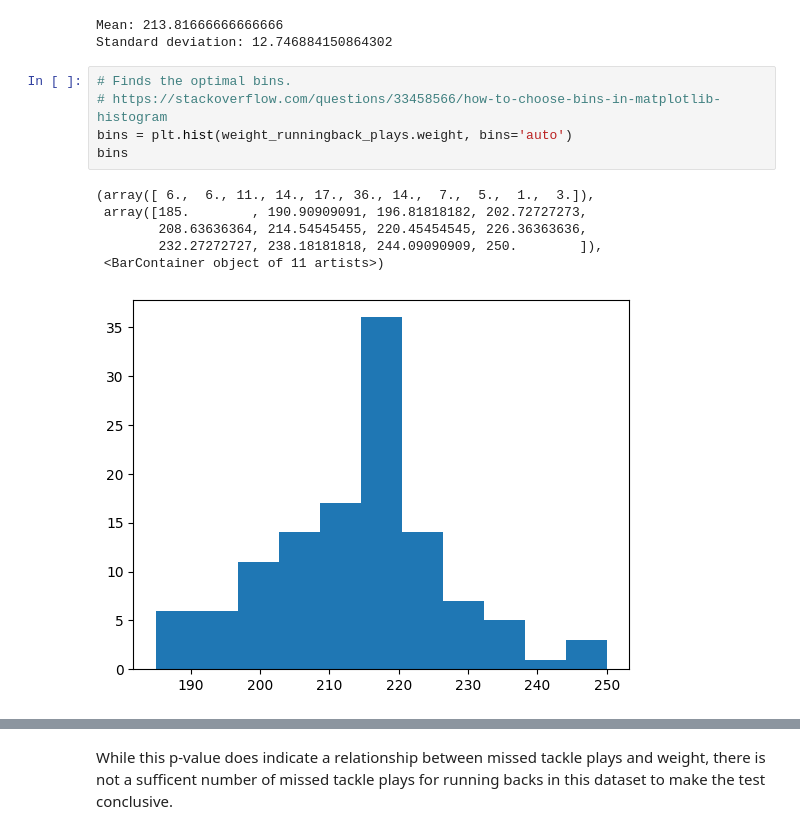
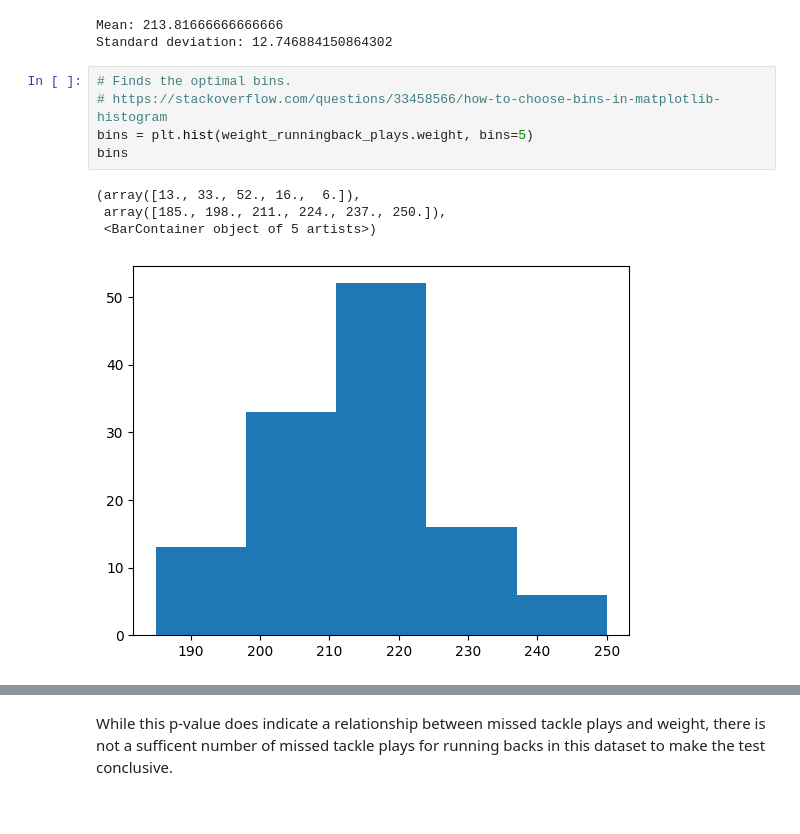
Before and after one commit to sesh9096/csci4502project, a Jupyter notebook: src/offensive-strategies.ipynb, the cells around one changed output, grey strips where cells are left out. Drawn from its saved outputs; the diff is of its cells as text.

```diff
--- a/src/offensive-strategies.ipynb
+++ b/src/offensive-strategies.ipynb
@@ -201,15 +201,13 @@ Standard deviation: 12.746884150864302
 # %%
 # Finds the optimal bins.
 # https://stackoverflow.com/questions/33458566/how-to-choose-bins-in-matplotlib-histogram
-bins = plt.hist(weight_runningback_plays.weight, bins='auto')
+bins = plt.hist(weight_runningback_plays.weight, bins=5)
 bins
 # %% [output]
-(array([ 6.,  6., 11., 14., 17., 36., 14.,  7.,  5.,  1.,  3.]),
- array([185.        , 190.90909091, 196.81818182, 202.72727273,
-        208.63636364, 214.54545455, 220.45454545, 226.36363636,
-        232.27272727, 238.18181818, 244.09090909, 250.        ]),
- <BarContainer object of 11 artists>)
+(array([13., 33., 52., 16.,  6.]),
+ array([185., 198., 211., 224., 237., 250.]),
+ <BarContainer object of 5 artists>)
-[figure, old version]
+[figure, new version]
 # %%
 weight_runningback_plays['weight_category'] = pd.cut(weight_runningback_plays.weight, bins[1])
 weight_runningback_tackle_plays_binned = weight_runningback_plays[['play_missed_tackle', 'play_tackle_or_assist_not_missed', 'weight_category']].groupby(['weight_category']).sum()
```
Also changed, not shown: parts of 3 cells of this notebook, 7 other files.
